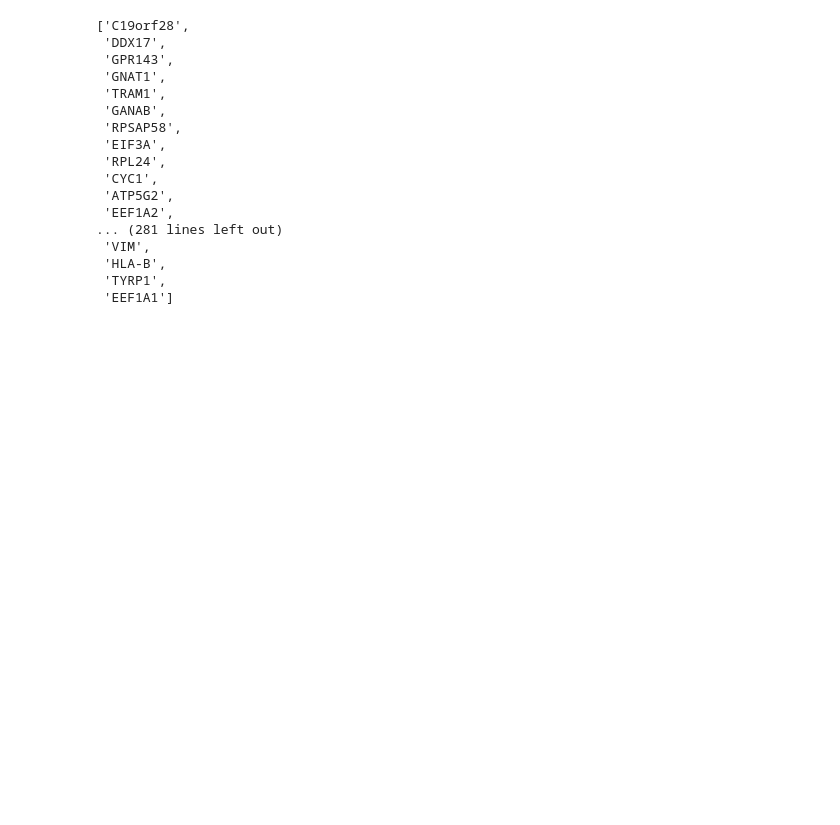
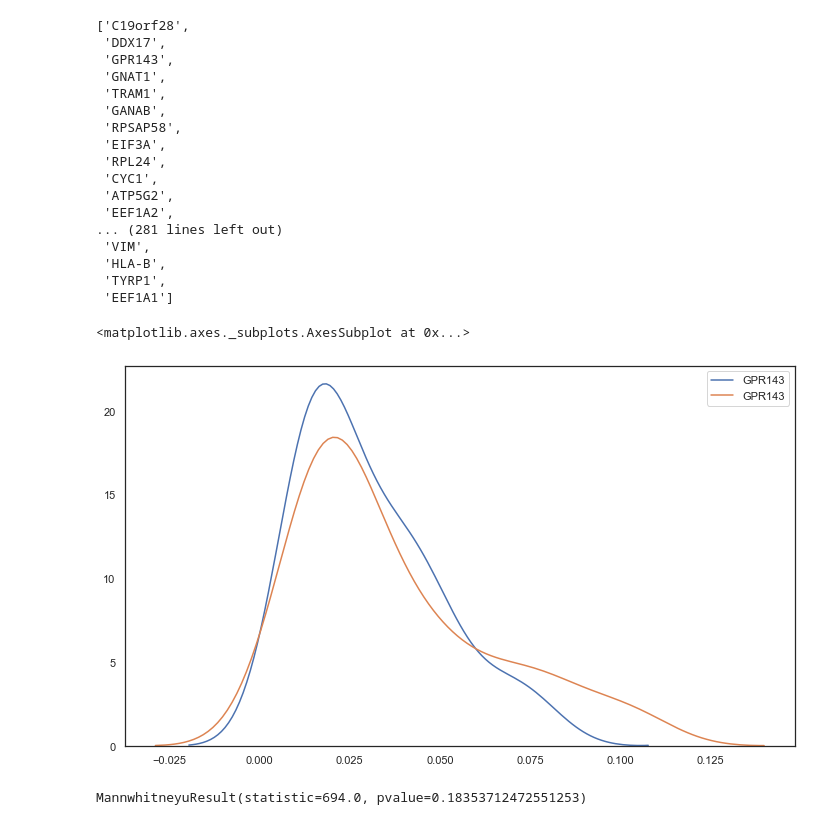
Before and after one commit to N8Grant/TripodsREU, a Jupyter notebook: scripts/XenaAnalysis.ipynb, the cells around one changed output. Saved outputs shown, nothing was run; the diff lists cells and outputs as text; code cells hidden in the pictures; blank space fills up the shorter version.

```diff
--- a/scripts/XenaAnalysis.ipynb
+++ b/scripts/XenaAnalysis.ipynb
@@ -1458,3 +1458,13 @@ list(most_variant.columns)
  'HLA-B',
  'TYRP1',
  'EEF1A1']
+# %%
+sns.kdeplot(gene_expression.loc[gender_grouped_ids[0],"GPR143"])
+sns.kdeplot(gene_expression.loc[gender_grouped_ids[1],"GPR143"])
+# %% [output]
+<matplotlib.axes._subplots.AxesSubplot at 0x...>
+[figure, added]
+# %%
+mannwhitneyu(gene_expression.loc[gender_grouped_ids[0],"GPR143"],gene_expression.loc[gender_grouped_ids[1],"GPR143"])
+# %% [output]
+MannwhitneyuResult(statistic=694.0, pvalue=0.18353712472551253)
```
